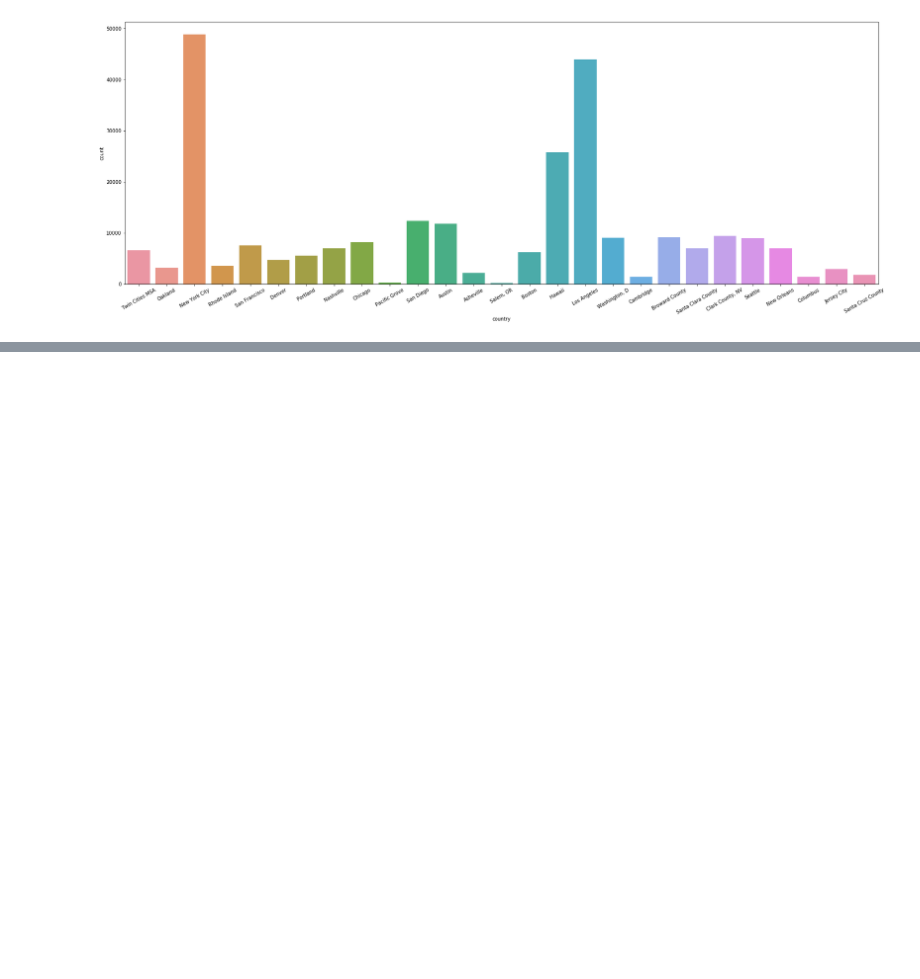
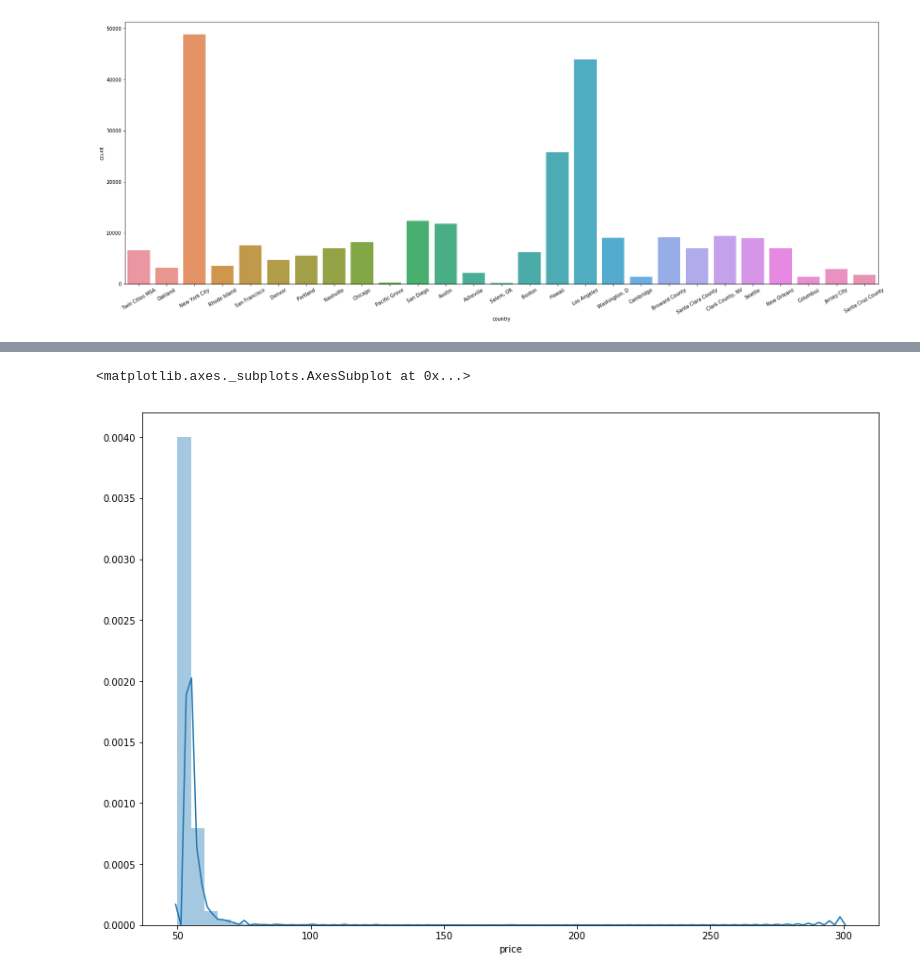
Before and after one commit to Elwing-Chou/MLMCUT, a Jupyter notebook: table.ipynb, the cells around one changed output, grey strips where cells are left out. Cells and saved outputs as stored; diff of their text form; code cells hidden in the pictures; blank space fills up the shorter version.

```diff
--- a/table.ipynb
+++ b/table.ipynb
@@ -103,0 +119,12 @@ g
+# %%
+# Series: 比較 & 相等, 擴充到每一個
+# 篩選: df[跟你的資料筆數依樣多的Ture/False]
+plt.figure(figsize=(14, 10))
+fs = total_df["country"] == "New York City"
+ny_df = total_df[fs]
+g = sns.distplot(ny_df["price"])
+g.set_xticklabels(range(0, 10000, 50))
+g
+# %% [output]
+<matplotlib.axes._subplots.AxesSubplot at 0x...>
+[figure, added]
```
Also changed, not shown: parts of 2 cells of this notebook.
